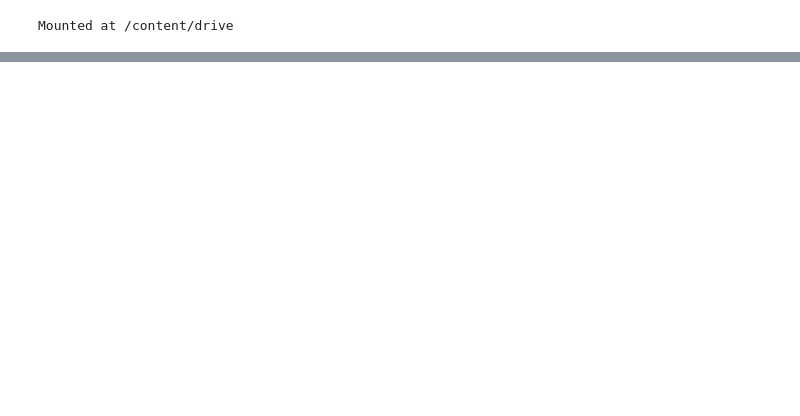
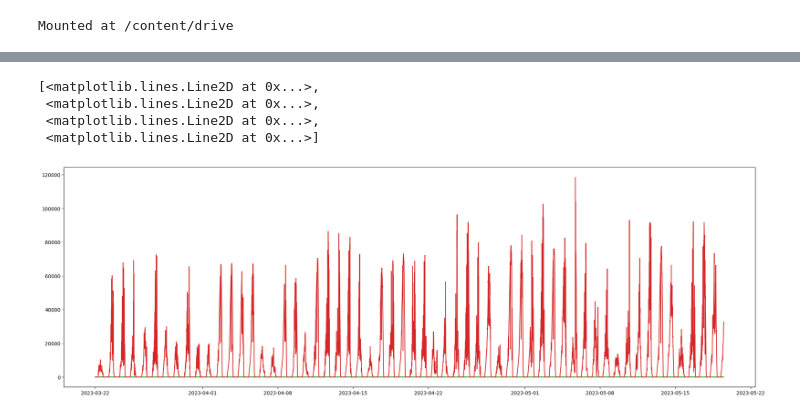
Before and after one commit to Karim-Anwar/masterProject, a Jupyter notebook: preporcess_cleaning.ipynb, the cells around one changed output, grey strips where cells are left out. Saved outputs shown, nothing was run; the diff lists cells and outputs as text; code cells hidden in the pictures; blank space fills up the shorter version.

```diff
--- a/preporcess_cleaning.ipynb
+++ b/preporcess_cleaning.ipynb
@@ -210,3 +213,7 @@ for file_name in os.listdir(second_directory):
             # Save the merged dataframe with the original filename
             output_filename = os.path.join(output_directory, os.path.splitext(file_name)[0] + '.csv')
             merged_df.to_csv(output_filename, index=True, index_label='time')  # Set index=True to include the 'time' index
+# %%
+new = pd.read_csv('/content/drive/MyDrive/exploratory-data-analysis/cleaned_data/05_N62_W.csv', parse_dates=['time'], index_col='time')
+# %%
+new['pir'] = new['pir'].fillna(0)
@@ -212,0 +230,9 @@ for file_name in os.listdir(second_directory):
+# %%
+plt.figure(figsize=(25, 8))
+plt.plot(new)
+# %% [output]
+[<matplotlib.lines.Line2D at 0x...>,
+ <matplotlib.lines.Line2D at 0x...>,
+ <matplotlib.lines.Line2D at 0x...>,
+ <matplotlib.lines.Line2D at 0x...>]
+[figure, added]
```
Also changed, not shown: parts of 7 cells of this notebook.
